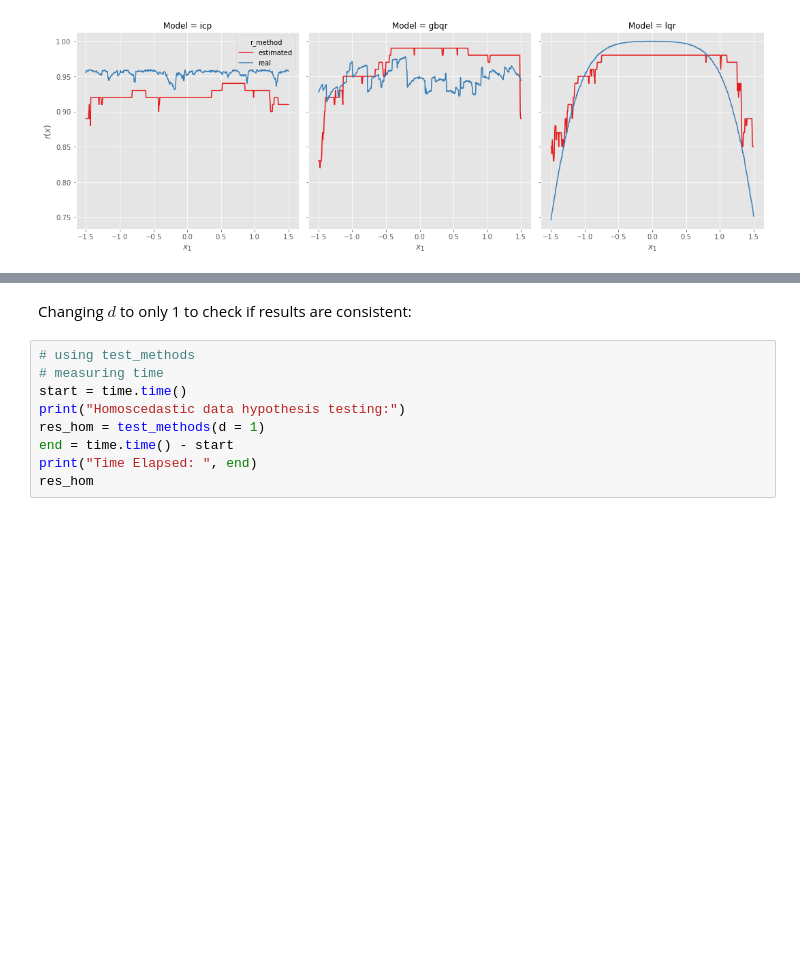
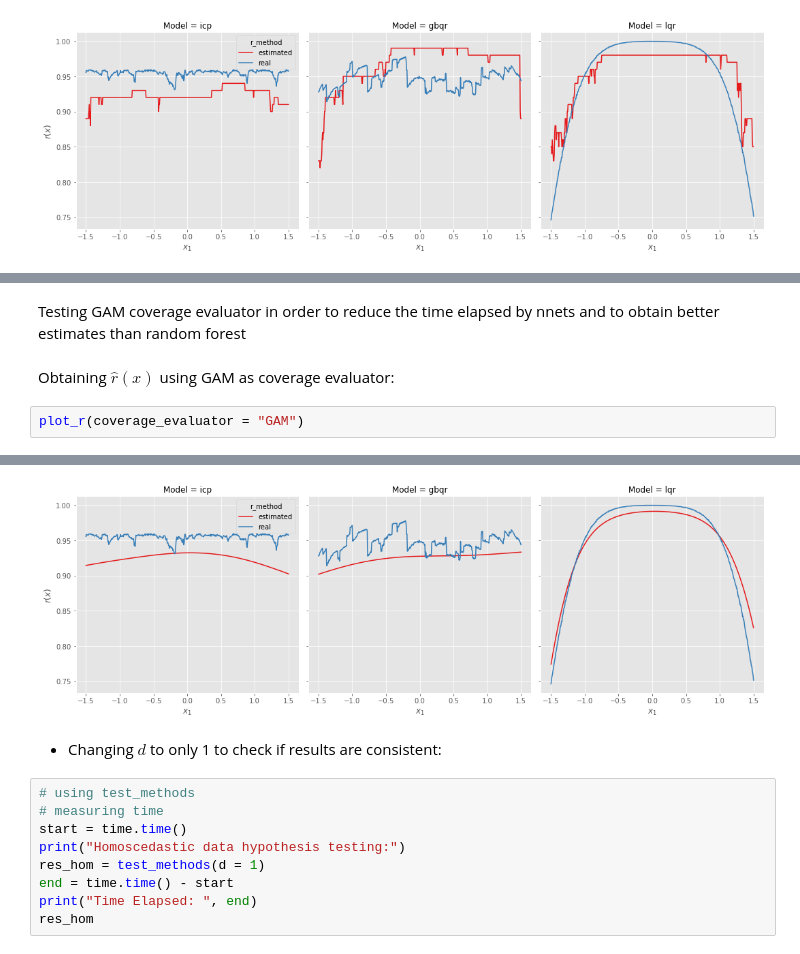
Before and after one commit to Monoxido45/clover, a Jupyter notebook: results/reg_cov_hypothesis_testing.ipynb, the cells around one changed output, grey strips where cells are left out. Cells and saved outputs as stored; diff of their text form; blank space fills up the shorter version.

```diff
--- a/results/reg_cov_hypothesis_testing.ipynb
+++ b/results/reg_cov_hypothesis_testing.ipynb
@@ -425,0 +515,7 @@ plot_r(coverage_evaluator = "nnet")
+# %% [markdown]
+Testing GAM coverage evaluator in order to reduce the time elapsed by nnets and to obtain better estimates than random forest
+# %% [markdown]
+Obtaining $\hat{r}(x)$ using GAM as coverage evaluator:
+# %%
+plot_r(coverage_evaluator = "GAM")
+# %% [output]
@@ -426,5 +525,6 @@ plot_r(coverage_evaluator = "nnet")
+[figure, added]
 # %% [markdown]
-Changing $d$ to only 1 to check if results are consistent:
+* Changing $d$ to only 1 to check if results are consistent:
 # %%
 # using test_methods
 # measuring time
```
Also changed, not shown: parts of 22 cells of this notebook, 1 other file.
